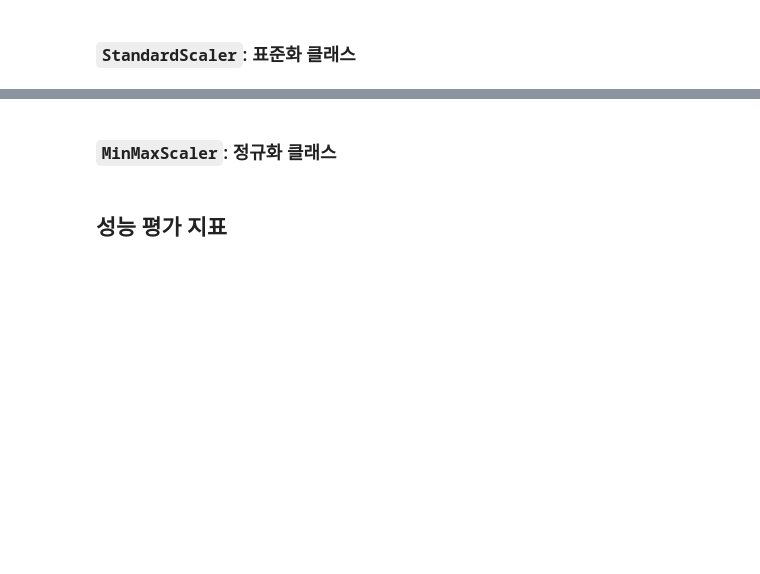
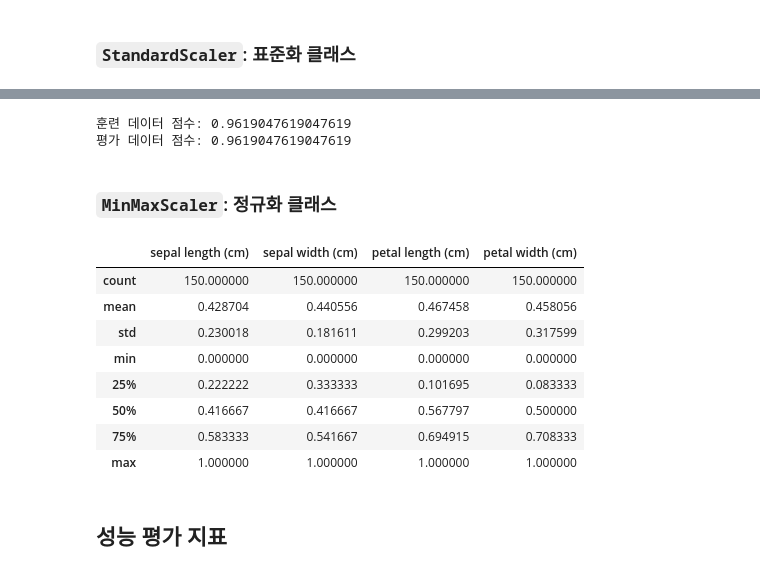
Before and after one commit to suumino/DataAlanysis, a Jupyter notebook: ScikitLean.ipynb, the cells around one changed output, grey strips where cells are left out. Cells and saved outputs as stored; diff of their text form; code cells hidden in the pictures; blank space fills up the shorter version.

```diff
--- a/ScikitLean.ipynb
+++ b/ScikitLean.ipynb
@@ -412,5 +444,33 @@ x_i^{'} = \frac{x_i-min(x)}{max(x)-min(x)}
+# %%
+X_train, X_test, y_train, y_test = train_test_split(iris_df_scaled, iris.target, test_size=0.3)
+
+model = LogisticRegression()
+model.fit(X_train, y_train)
+
+print("훈련 데이터 점수: {}".format(model.score(X_train, y_train)))
+print("평가 데이터 점수: {}".format(model.score(X_train, y_train)))
+# %% [output]
+훈련 데이터 점수: 0.9619047619047619
+평가 데이터 점수: 0.9619047619047619
 # %% [markdown]
 ### `MinMaxScaler`: 정규화 클래스
+# %%
+from sklearn.preprocessing import MinMaxScaler
+
+scaler = MinMaxScaler()
+iris_scaled = scaler.fit_transform(iris_df)
+iris_df_scaled = pd.DataFrame(data=iris_scaled, columns=iris.feature_names)
+iris_df_scaled.describe()
+# %% [output]
+|  | sepal length (cm) | sepal width (cm) | petal length (cm) | petal width (cm) |
+| count | 150.000000 | 150.000000 | 150.000000 | 150.000000 |
+| mean | 0.428704 | 0.440556 | 0.467458 | 0.458056 |
+| std | 0.230018 | 0.181611 | 0.299203 | 0.317599 |
+| min | 0.000000 | 0.000000 | 0.000000 | 0.000000 |
+| 25% | 0.222222 | 0.333333 | 0.101695 | 0.083333 |
+| 50% | 0.416667 | 0.416667 | 0.567797 | 0.500000 |
+| 75% | 0.583333 | 0.541667 | 0.694915 | 0.708333 |
+| max | 1.000000 | 1.000000 | 1.000000 | 1.000000 |
 # %% [markdown]
 ## 성능 평가 지표
 # %% [markdown]
```
Also changed, not shown: parts of 11 cells of this notebook.
